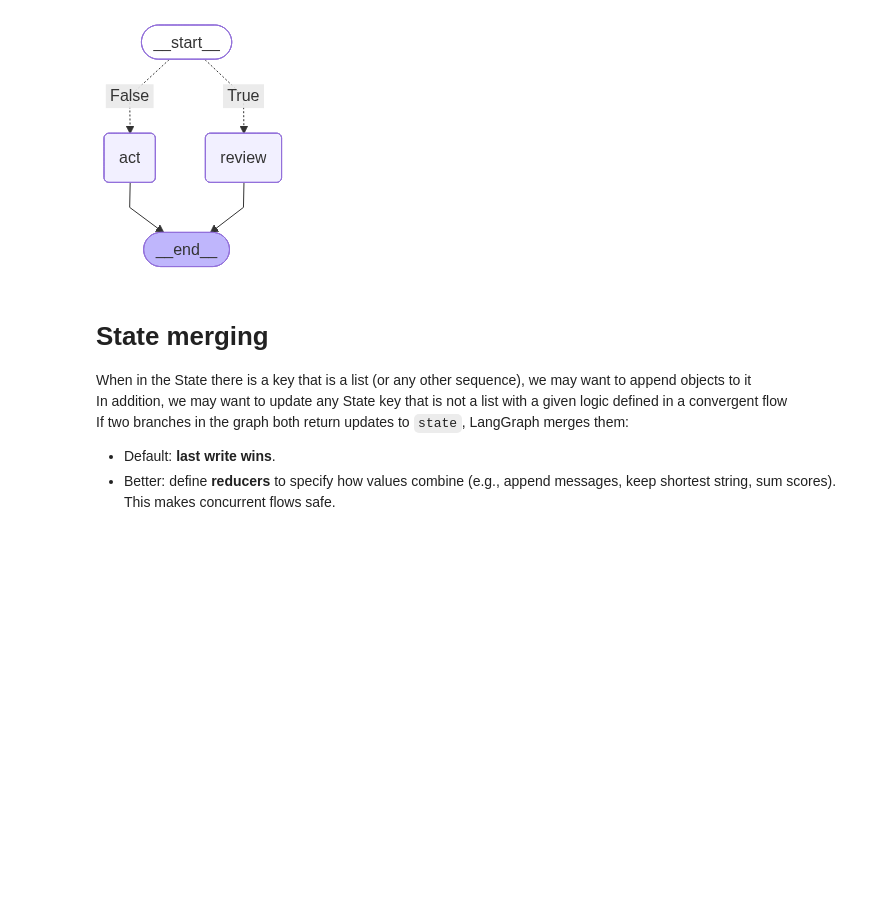
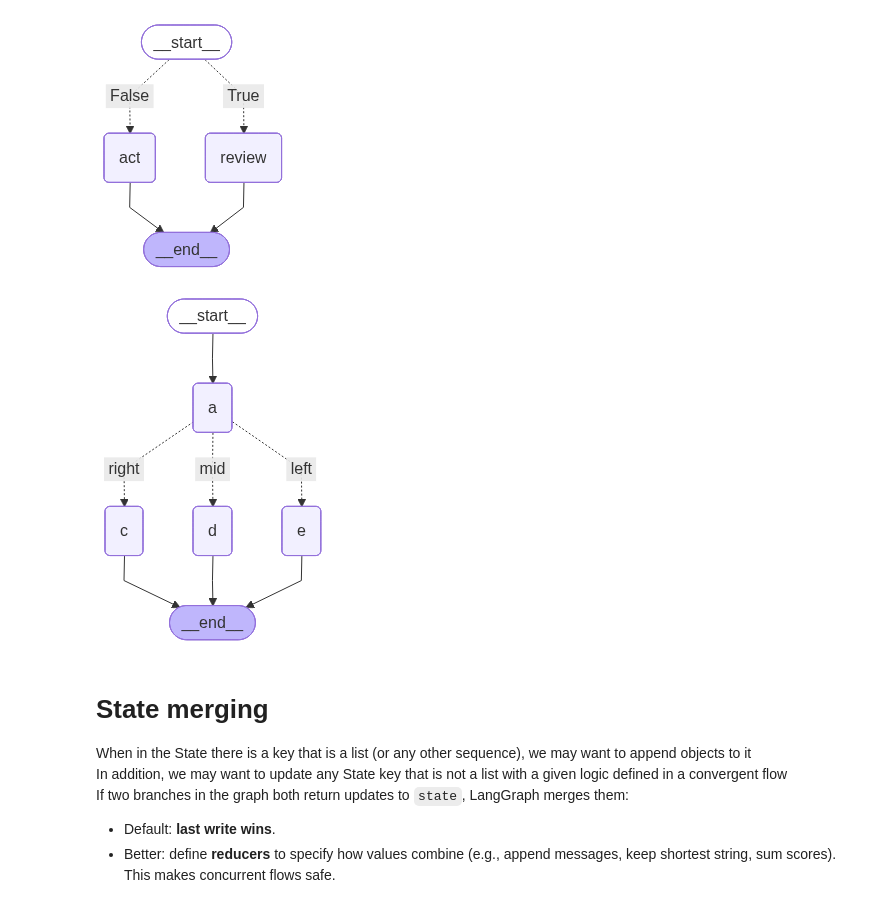
Before and after one commit to manualrg/dslab-rag-e2e, a Jupyter notebook: 05-langgraph-basics.ipynb, the cells around one changed output. Saved outputs shown, nothing was run; the diff lists cells and outputs as text; code cells hidden in the pictures; blank space fills up the shorter version.

```diff
--- a/05-langgraph-basics.ipynb
+++ b/05-langgraph-basics.ipynb
@@ -346,40 +392,76 @@ from langgraph.graph import StateGraph, START, END
 
 class State(TypedDict):
     input: str
-    a: str
+    a: str  #f(input)
     b: str
     c: str
     out: str
 
 def a(state: State):
     # read input, count number of characters with len
-    return {"a": ...}
+    a = len(state['input'])
+    return {'a': a}
 
 def b(state: State):
     # b="left" -> a<5
     # b="mid" -> a<10
-    # b="right" -> a<100
-    return {...: ...}
+    # b="right" -> a>100
+    a = state['a']
+    if a> 100:
+        b = "right"
+    elif a < 10:
+        b = "mid"
+    else:
+        b = "left"
+
+    return {'b': b}
 
 def c(state: State):
     # from b="left"
     # out = "X"
-    return {...: ...}
+    b = state['b']
+    # out  f(b) = "X"
+    return {"b": "X"}
 
 def d(state: State):
     # from b="mid"
     # out = "Y"
+    b = state['b']
+    # out  f(b) = "Y"
 
-    return  {...: ...}
+    return  {'b': "Y"}
 
 def e(state: State):
     # from b="right"
     # out = "Z"
+    b = state['b']
+    # out  f(b) = "Z"
 
-    return  {...: ...}
+    return  {'b': "Z"}
 
 builder = StateGraph(State)
+builder.add_node(a)
+builder.add_node(c)
+builder.add_node(d)
+builder.add_node(e)
+
+
+builder.add_edge(START, "a")
+builder.add_conditional_edges(
+    "a",
+    b,
+    {'right': "c", 'mid': "d", 'left': "e"}
+)
+builder.add_edge("c", END)
+builder.add_edge("d", END)
+builder.add_edge("e", END)
+
+app = builder.compile()
+app
+
 # TODO
+# %% [output]
+[figure, added]
 # %% [markdown]
 
 # State merging
```
Also changed, not shown: parts of 11 cells of this notebook, 1 other file.
